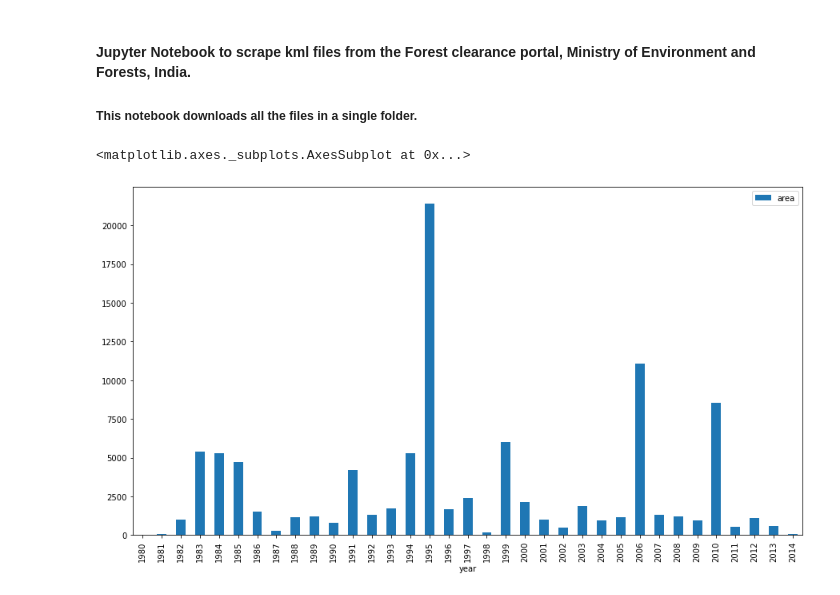
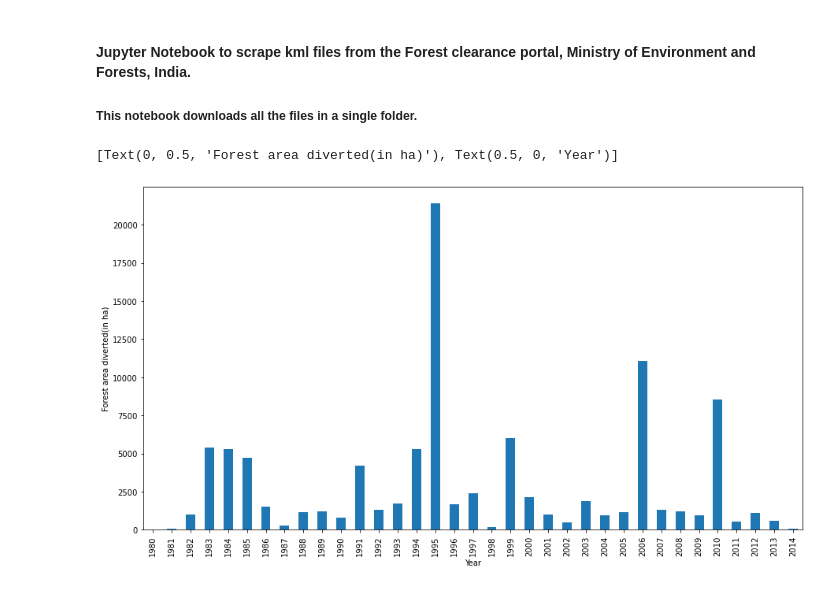
Before and after one commit to VwakeM/ForestClearanceKMLs, a Jupyter notebook: ForestLossVisualization.ipynb, the cells around one changed output. Saved outputs shown, nothing was run; the diff lists cells and outputs as text; code cells hidden in the pictures.

```diff
--- a/ForestLossVisualization.ipynb
+++ b/ForestLossVisualization.ipynb
@@ -8,18 +8,14 @@ import matplotlib.pyplot as plt
 
 df = pd.read_excel(os. getcwd() + '/RecordsUpto2014.xlsx', index_col=0)
 df['year'] = pd.DatetimeIndex(df['DATE_FROM_UA_TO_NODAL']).year
-
-#year wise summary
-df['area'] = df['AREA_APPLIED'].groupby(df['year']).transform('sum')
-df1 = df[['year','area']].copy()
-df2 = df1.drop_duplicates().sort_values(by='year')
+# %%
+df2 = df.groupby('year')['AREA_APPLIED'].sum()
 # %%
 plt.rcParams["figure.figsize"] = [15, 8]
-
-df2.plot.bar(x='year', y='area', rot=90)
+df2.plot.bar(x='year', y='area', rot=90).set(ylabel ="Forest area diverted(in ha)", xlabel = "Year")
 # %% [output]
-<matplotlib.axes._subplots.AxesSubplot at 0x...>
+[Text(0, 0.5, 'Forest area diverted(in ha)'), Text(0.5, 0, 'Year')]
-[figure, old version]
+[figure, new version]
 # %%
 import pandas as pd
 import os
```
Also changed, not shown: parts of 2 cells of this notebook.
